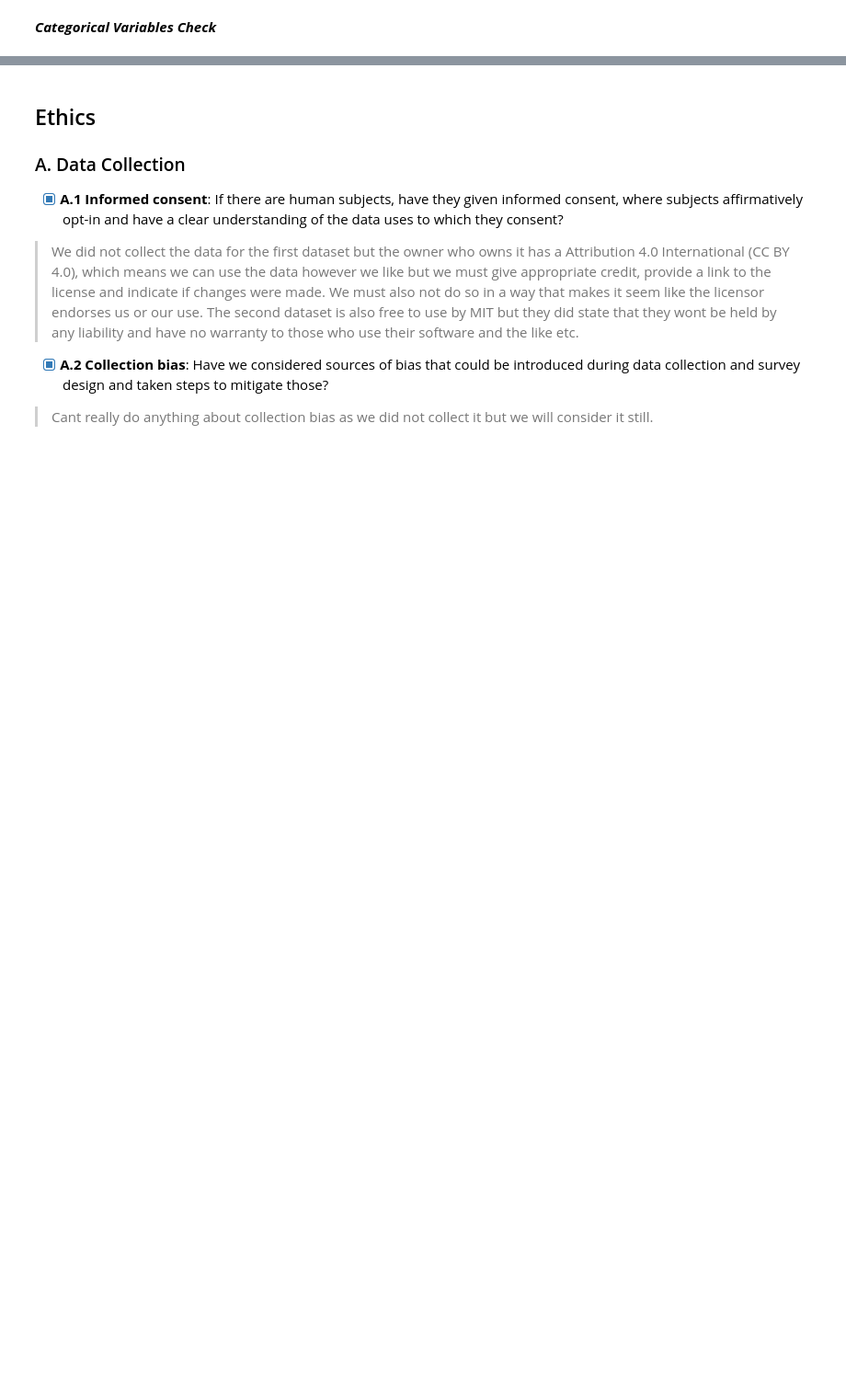
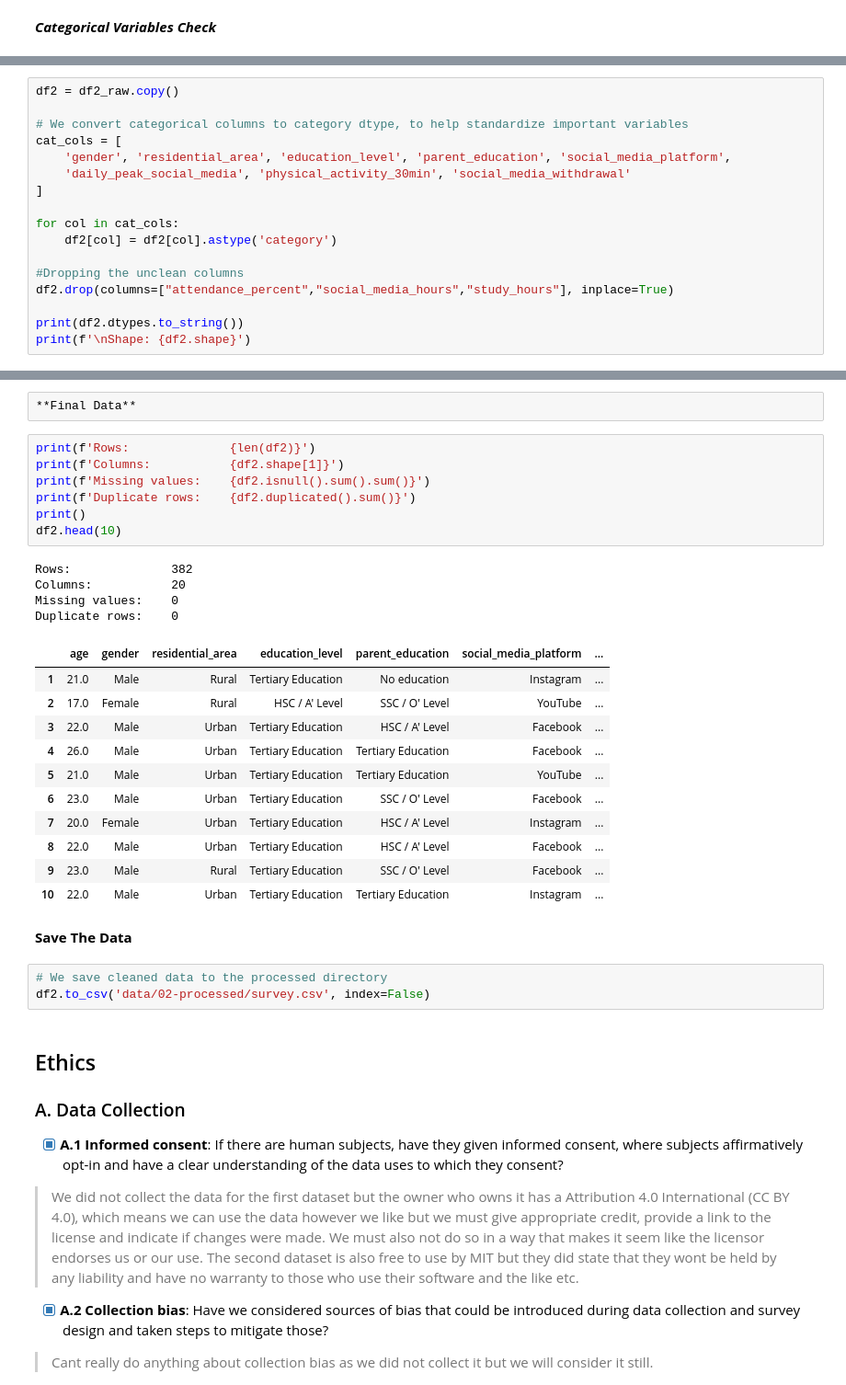
Before and after one commit to COGS108/Group151_WI26, a Jupyter notebook: 01-DataCheckpoint.ipynb, the cells around one changed output, grey strips where cells are left out. Shown at 92% size. Saved outputs shown, nothing was run; the diff lists cells and outputs as text; blank space fills up the shorter version.

```diff
--- a/01-DataCheckpoint.ipynb
+++ b/01-DataCheckpoint.ipynb
@@ -890,0 +1002,17 @@ All is Tidy
+# %%
+df2 = df2_raw.copy()
+
+# We convert categorical columns to category dtype, to help standardize important variables
+cat_cols = [
+    'gender', 'residential_area', 'education_level', 'parent_education', 'social_media_platform',
+    'daily_peak_social_media', 'physical_activity_30min', 'social_media_withdrawal'
+]
+
+for col in cat_cols:
+    df2[col] = df2[col].astype('category')
+
+#Dropping the unclean columns
+df2.drop(columns=["attendance_percent","social_media_hours","study_hours"], inplace=True)
+
+print(df2.dtypes.to_string())
+print(f'\nShape: {df2.shape}')
@@ -891,3 +1037,33 @@ All is Tidy
+# %%
+**Final Data**
+# %%
+print(f'Rows:              {len(df2)}')
+print(f'Columns:           {df2.shape[1]}')
+print(f'Missing values:    {df2.isnull().sum().sum()}')
+print(f'Duplicate rows:    {df2.duplicated().sum()}')
+print()
+df2.head(10)
+# %% [output]
+Rows:              382
+Columns:           20
+Missing values:    0
+Duplicate rows:    0
+|  | age | gender | residential_area | education_level | parent_education | social_media_platform | ... |
+| 1 | 21.0 | Male | Rural | Tertiary Education | No education | Instagram | ... |
+| 2 | 17.0 | Female | Rural | HSC / A' Level | SSC / O' Level | YouTube | ... |
+| 3 | 22.0 | Male | Urban | Tertiary Education | HSC / A' Level | Facebook | ... |
+| 4 | 26.0 | Male | Urban | Tertiary Education | Tertiary Education | Facebook | ... |
+| 5 | 21.0 | Male | Urban | Tertiary Education | Tertiary Education | YouTube | ... |
+| 6 | 23.0 | Male | Urban | Tertiary Education | SSC / O' Level | Facebook | ... |
+| 7 | 20.0 | Female | Urban | Tertiary Education | HSC / A' Level | Instagram | ... |
+| 8 | 22.0 | Male | Urban | Tertiary Education | HSC / A' Level | Facebook | ... |
+| 9 | 23.0 | Male | Rural | Tertiary Education | SSC / O' Level | Facebook | ... |
+| 10 | 22.0 | Male | Urban | Tertiary Education | Tertiary Education | Instagram | ... |
+# %% [markdown]
+**Save The Data**
+# %%
+# We save cleaned data to the processed directory
+df2.to_csv('data/02-processed/survey.csv', index=False)
 # %% [markdown]
 ## Ethics
 
```
Also changed, not shown: parts of 15 cells of this notebook.
